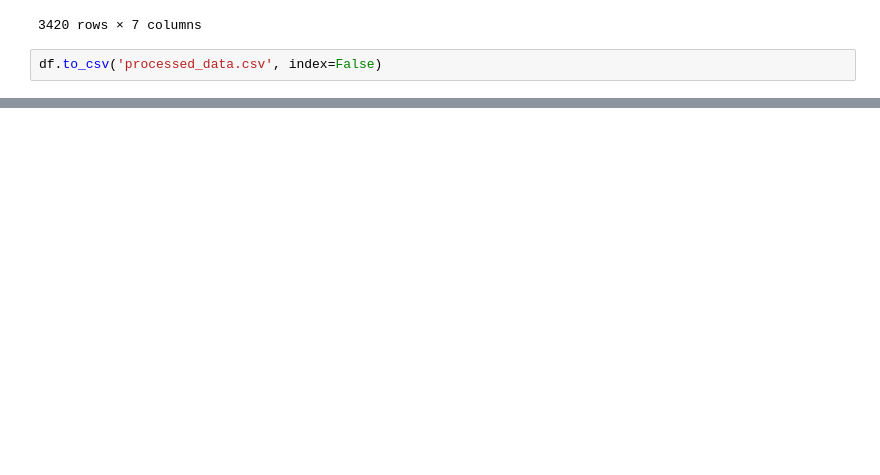
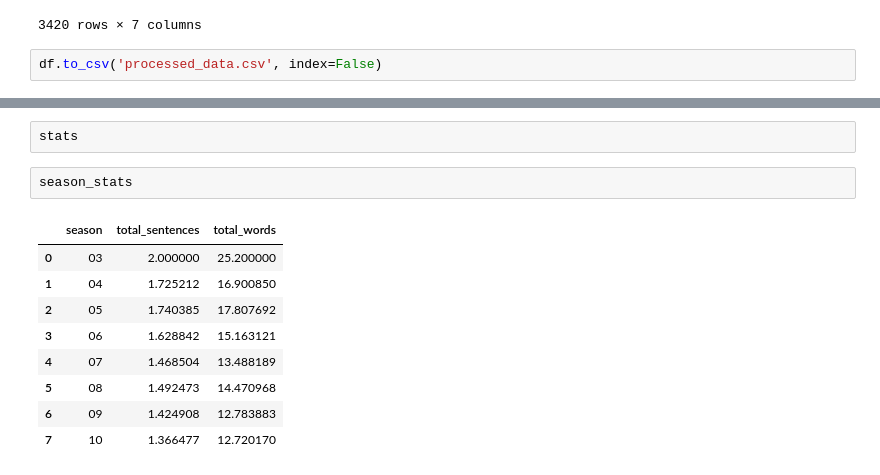
Before and after one commit to voira/text_mining_a1, a Jupyter notebook: preprocessing.ipynb, the cells around one changed output, grey strips where cells are left out. Saved outputs shown, nothing was run; the diff lists cells and outputs as text; blank space fills up the shorter version.

```diff
--- a/preprocessing.ipynb
+++ b/preprocessing.ipynb
@@ -145,0 +194,14 @@ df.to_csv('processed_data.csv', index=False)
+# %%
+stats
+# %%
+season_stats
+# %% [output]
+|  | season | total_sentences | total_words |
+| 0 | 03 | 2.000000 | 25.200000 |
+| 1 | 04 | 1.725212 | 16.900850 |
+| 2 | 05 | 1.740385 | 17.807692 |
+| 3 | 06 | 1.628842 | 15.163121 |
+| 4 | 07 | 1.468504 | 13.488189 |
+| 5 | 08 | 1.492473 | 14.470968 |
+| 6 | 09 | 1.424908 | 12.783883 |
+| 7 | 10 | 1.366477 | 12.720170 |
```
Also changed, not shown: parts of 6 cells of this notebook.
